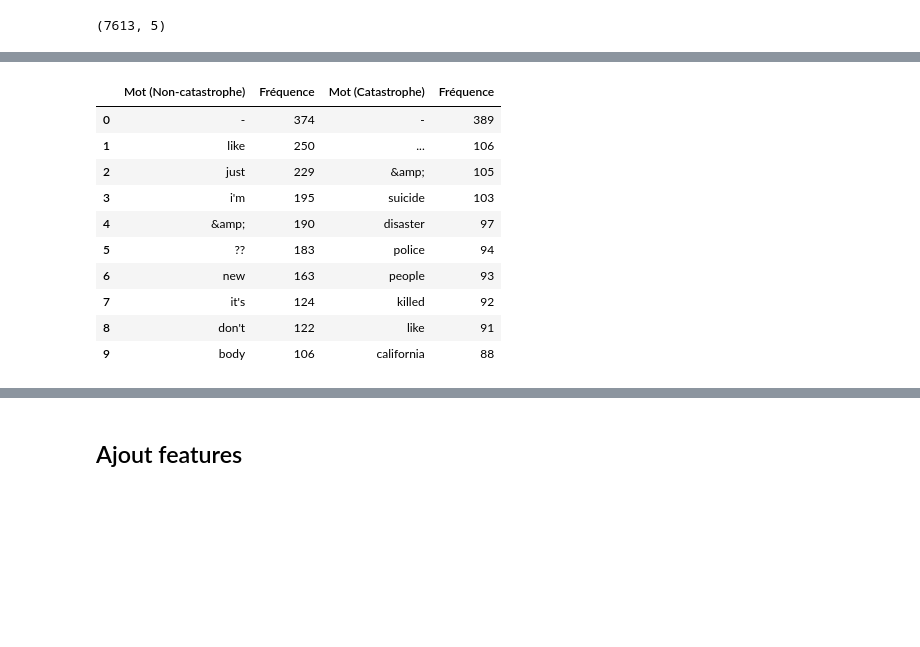
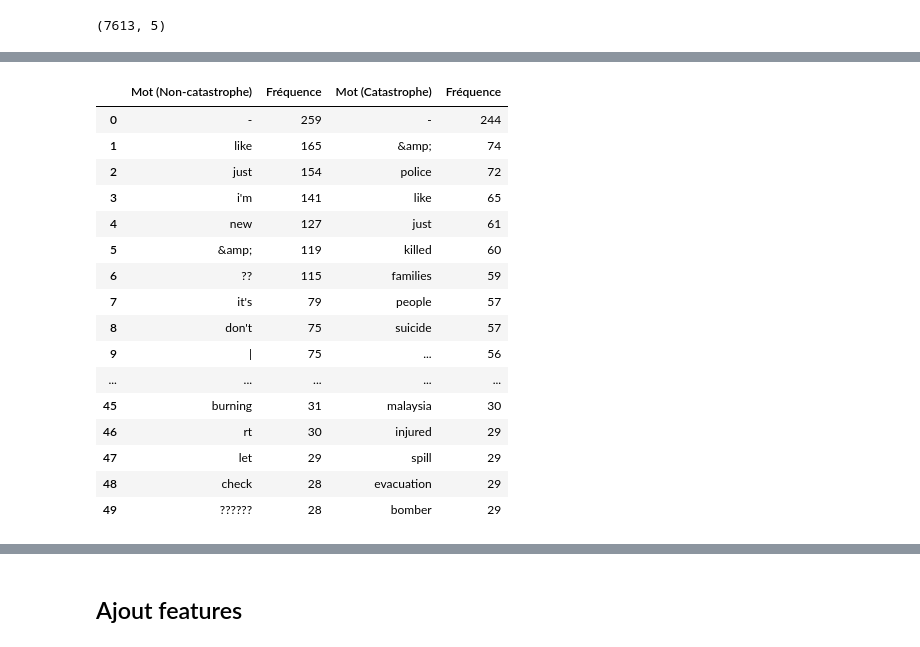
Before and after one commit to ines-lorquet/eye-of-emergency, a Jupyter notebook: crisis-analysis.ipynb, the cells around one changed output, grey strips where cells are left out. Saved outputs shown, nothing was run; the diff lists cells and outputs as text; code cells hidden in the pictures; blank space fills up the shorter version.

```diff
--- a/crisis-analysis.ipynb
+++ b/crisis-analysis.ipynb
@@ -46,4 +48,6 @@ memory usage: 297.5+ KB
 print(df.shape)
 # %% [output]
 (7613, 5)
+# %%
+df.dropna(inplace=True)
 # %% [markdown]
@@ -54,31 +119,32 @@ df_1 = df[df['target'] == 1]
 # %%
-# Fonction pour obtenir les mots les plus fréquents
-def get_top_words(series, n=10):
-    words = " ".join(series).lower().split()
-    words = [w for w in words if w not in ENGLISH_STOP_WORDS]
-    return Counter(words).most_common(n)
 
 
 # Extraction des top mots
-top_words_0 = get_top_words(df_0["text"], 10)
-top_words_1 = get_top_words(df_1["text"], 10)
+top_words_0 = get_top_words(df_0["text"], 50)
+top_words_1 = get_top_words(df_1["text"], 50)
 
 # Tableau combiné
 df_top_0 = pd.DataFrame(top_words_0, columns=["Mot (Non-catastrophe)", "Fréquence"])
 df_top_1 = pd.DataFrame(top_words_1, columns=["Mot (Catastrophe)", "Fréquence"])
 display(pd.concat([df_top_0, df_top_1], axis=1))
 # %% [output]
 |  | Mot (Non-catastrophe) | Fréquence | Mot (Catastrophe) | Fréquence |
-| 0 | - | 374 | - | 389 |
-| 1 | like | 250 | ... | 106 |
-| 2 | just | 229 | &amp; | 105 |
-| 3 | i'm | 195 | suicide | 103 |
-| 4 | &amp; | 190 | disaster | 97 |
-| 5 | ?? | 183 | police | 94 |
-| 6 | new | 163 | people | 93 |
-| 7 | it's | 124 | killed | 92 |
-| 8 | don't | 122 | like | 91 |
-| 9 | body | 106 | california | 88 |
+| 0 | - | 259 | - | 244 |
+| 1 | like | 165 | &amp; | 74 |
+| 2 | just | 154 | police | 72 |
+| 3 | i'm | 141 | like | 65 |
+| 4 | new | 127 | just | 61 |
+| 5 | &amp; | 119 | killed | 60 |
+| 6 | ?? | 115 | families | 59 |
+| 7 | it's | 79 | people | 57 |
+| 8 | don't | 75 | suicide | 57 |
+| 9 | | | 75 | ... | 56 |
+| ... | ... | ... | ... | ... |
+| 45 | burning | 31 | malaysia | 30 |
+| 46 | rt | 30 | injured | 29 |
+| 47 | let | 29 | spill | 29 |
+| 48 | check | 28 | evacuation | 29 |
+| 49 | ?????? | 28 | bomber | 29 |
 # %%
 # Concaténer les textes par classe
 text_0 = " ".join(df_0["text"])
```
Also changed, not shown: parts of 21 cells of this notebook.
